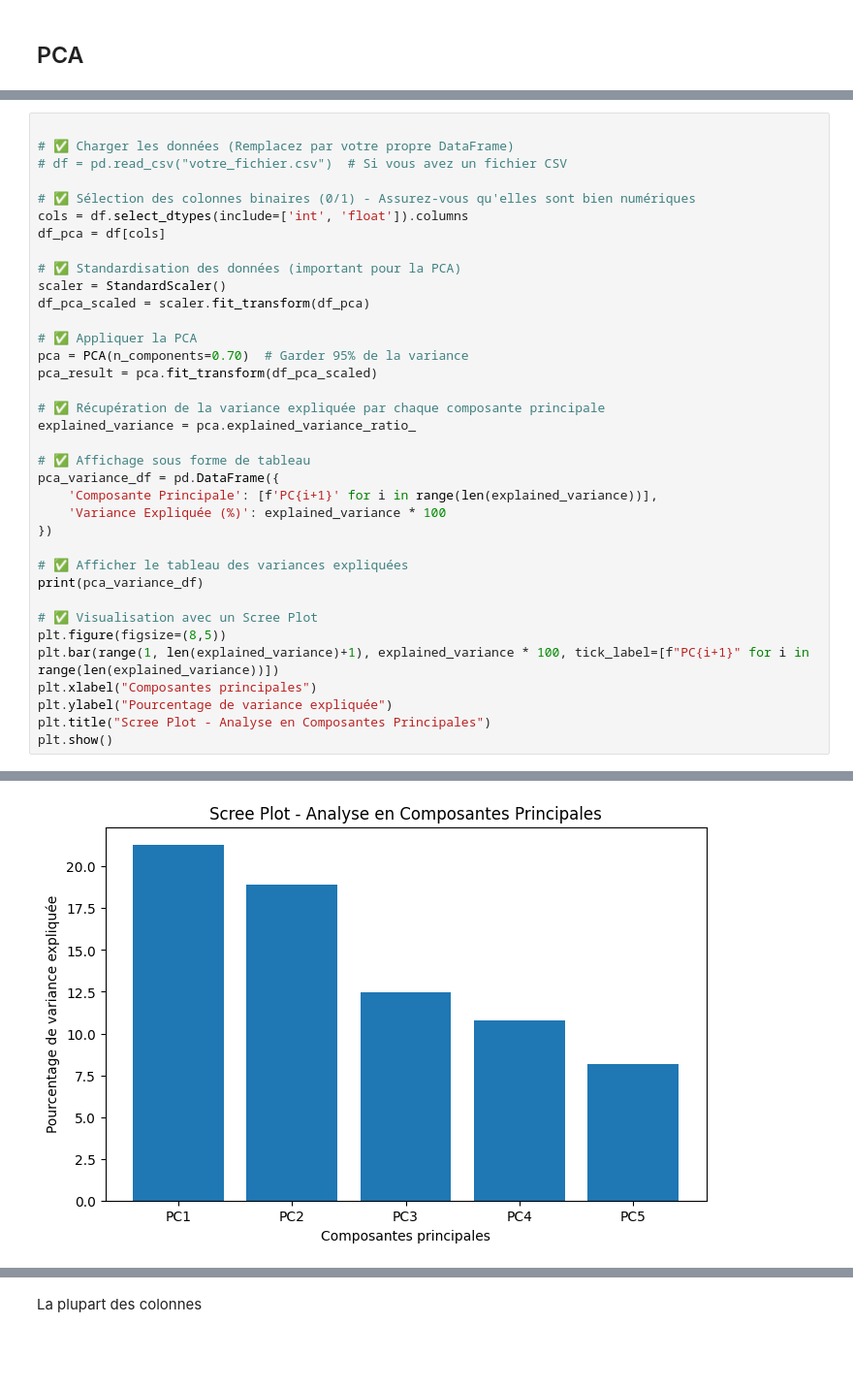
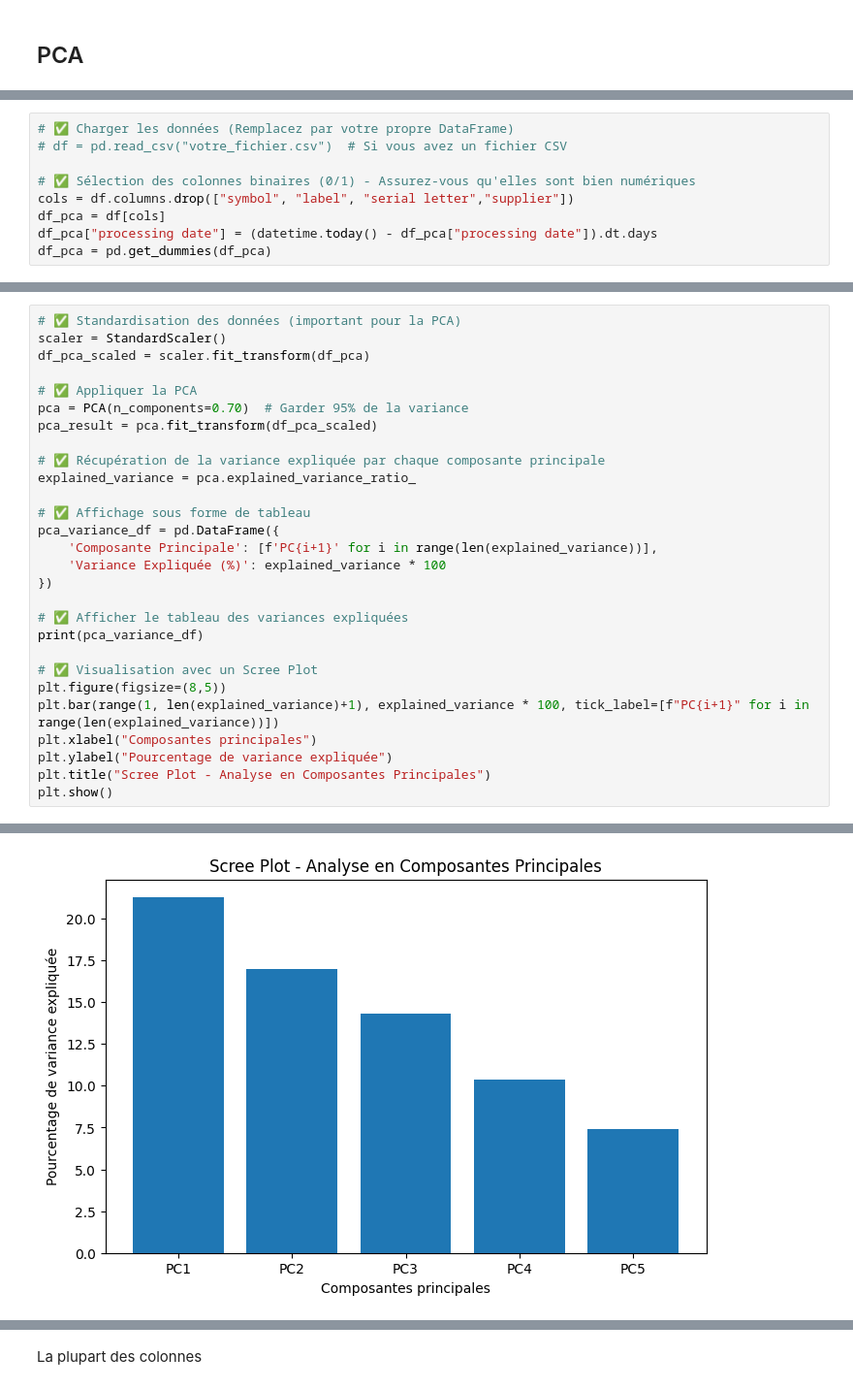
Before and after one commit to coupsim/PSYN_SNCF, a Jupyter notebook: PSYN_sncf_data.ipynb, the cells around one changed output, grey strips where cells are left out. Shown at 97% size. Drawn from its saved outputs; the diff is of its cells as text; blank space fills up the shorter version.

```diff
--- a/PSYN_sncf_data.ipynb
+++ b/PSYN_sncf_data.ipynb
@@ -309,0 +292,9 @@ memory usage: 49.7+ KB
+# %%
+# ✅ Charger les données (Remplacez par votre propre DataFrame)
+# df = pd.read_csv("votre_fichier.csv")  # Si vous avez un fichier CSV
+
+# ✅ Sélection des colonnes binaires (0/1) - Assurez-vous qu'elles sont bien numériques
+cols = df.columns.drop(["symbol", "label", "serial letter","supplier"])
+df_pca = df[cols]
+df_pca["processing date"] = (datetime.today() - df_pca["processing date"]).dt.days
+df_pca = pd.get_dummies(df_pca)
@@ -310,12 +307,4 @@ memory usage: 49.7+ KB
 # %%
-
-# ✅ Charger les données (Remplacez par votre propre DataFrame)
-# df = pd.read_csv("votre_fichier.csv")  # Si vous avez un fichier CSV
-
-# ✅ Sélection des colonnes binaires (0/1) - Assurez-vous qu'elles sont bien numériques
-cols = df.select_dtypes(include=['int', 'float']).columns
-df_pca = df[cols]
-
 # ✅ Standardisation des données (important pour la PCA)
 scaler = StandardScaler()
 df_pca_scaled = scaler.fit_transform(df_pca)
@@ -353,4 +342,4 @@ plt.show()
-[figure, old version]
+[figure, new version]
 # %%
 # ✅ Calcul de l'importance des colonnes (chargements des variables)
 feature_importance = pd.DataFrame(pca.components_.T,
```
Also changed, not shown: parts of 16 cells of this notebook.
